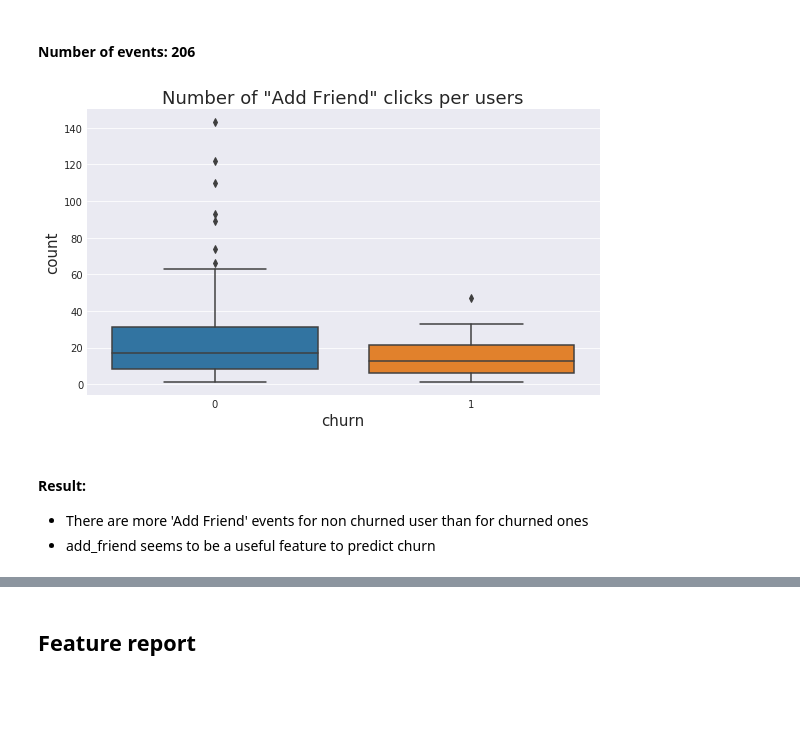
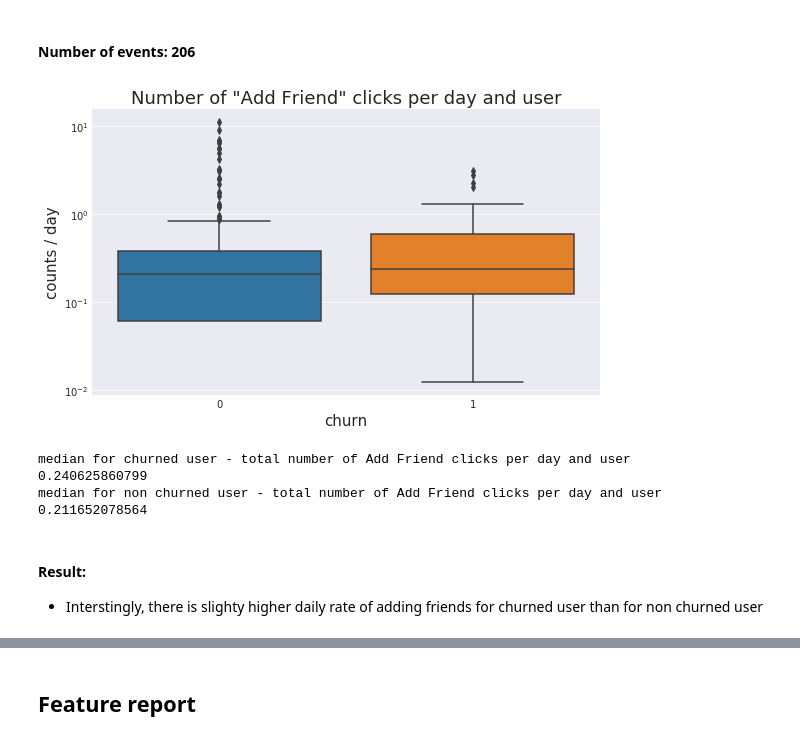
Before and after one commit to ddhartma/Sparkify-Project, a Jupyter notebook: Sparkify.ipynb, the cells around one changed output, grey strips where cells are left out. Saved outputs shown, nothing was run; the diff lists cells and outputs as text; code cells hidden in the pictures; blank space fills up the shorter version.

```diff
--- a/Sparkify.ipynb
+++ b/Sparkify.ipynb
@@ -1889,27 +2047,45 @@ printmd('#### Number of events: '+ str(add_friend.count()))
 only showing top 20 rows
 #### Number of events: 206
 # %%
-add_friend_pd = add_friend_churn.toPandas()
+add_friend_churn_norm = norm_feature_by_membership_duration(add_friend_churn, membership_duration, 'num_add_friends', 'num_add_friends_norm', drop=False)
+#add_friend_churn_norm.show()
+add_friend_pd = add_friend_churn_norm.toPandas()
+add_friend_pd.num_add_friends_norm = add_friend_pd.num_add_friends_norm.astype(float)
+#display(add_friend_pd)
 
 plot_sns_box(x='churn',
-             y='num_add_friends',
+             y='num_add_friends_norm',
              data=add_friend_pd,
-             title='Number of "Add Friend" clicks per users',
+             log=True,
+             title='Number of "Add Friend" clicks per day and user',
              xlabel='churn',
-             ylabel='count',
+             ylabel='counts / day',
              legend='churn',
              figsize=(8,5),
              save=False,
              hide_xtick=False,
              rotation=0,
              order=False,
              sort_by='',
              ascending=False)
 # %% [output]
-[figure, old version]
+[figure, new version]
-# %% [markdown]
-#### Result:
-- There are more 'Add Friend' events for non churned user than for churned ones
-- add_friend seems to be a useful feature to predict churn
+# %%
+# median churned
+median = add_friend_pd['num_add_friends_norm'][add_friend_pd['churn']== 1].median()
+print('median for churned user - total number of Add Friend clicks per day and user')
+print(median)
+# median non churned
+median = add_friend_pd['num_add_friends_norm'][add_friend_pd['churn']== 0].median()
+print('median for non churned user - total number of Add Friend clicks per day and user')
+print(median)
+# %% [output]
+median for churned user - total number of Add Friend clicks per day and user
+0.240625860799
+median for non churned user - total number of Add Friend clicks per day and user
+0.211652078564
+# %% [markdown]
+#### Result:
+- Interstingly, there is slighty higher daily rate of adding friends for churned user than for non churned user
 # %%
 #display(add_friend_pd)
```
Also changed, not shown: parts of 58 cells of this notebook, 1 other file.
